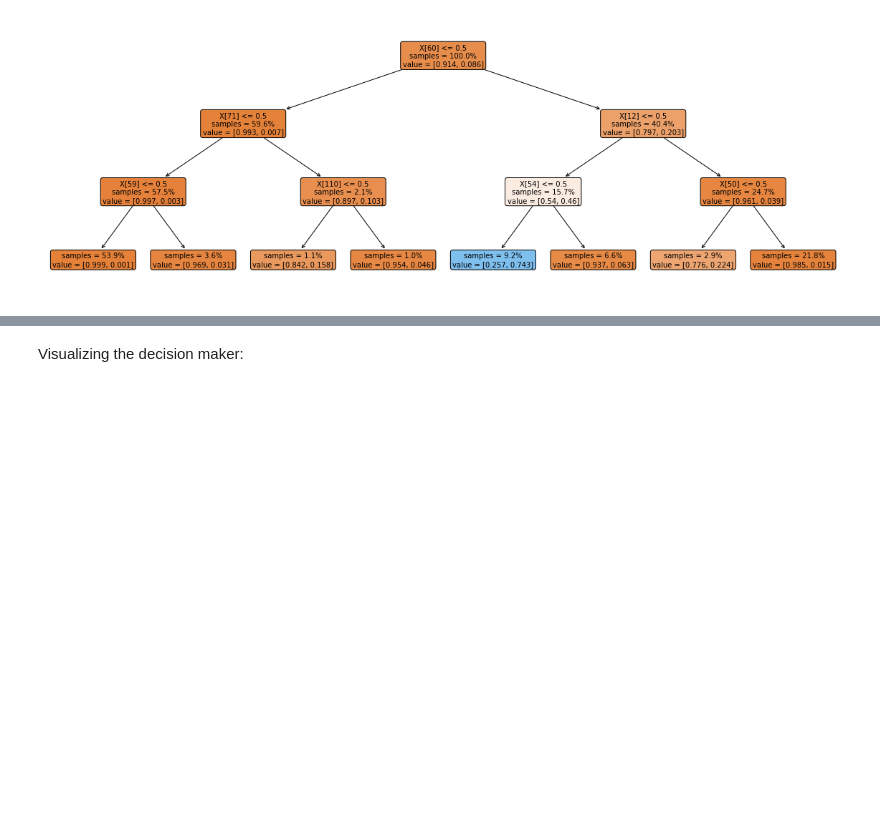
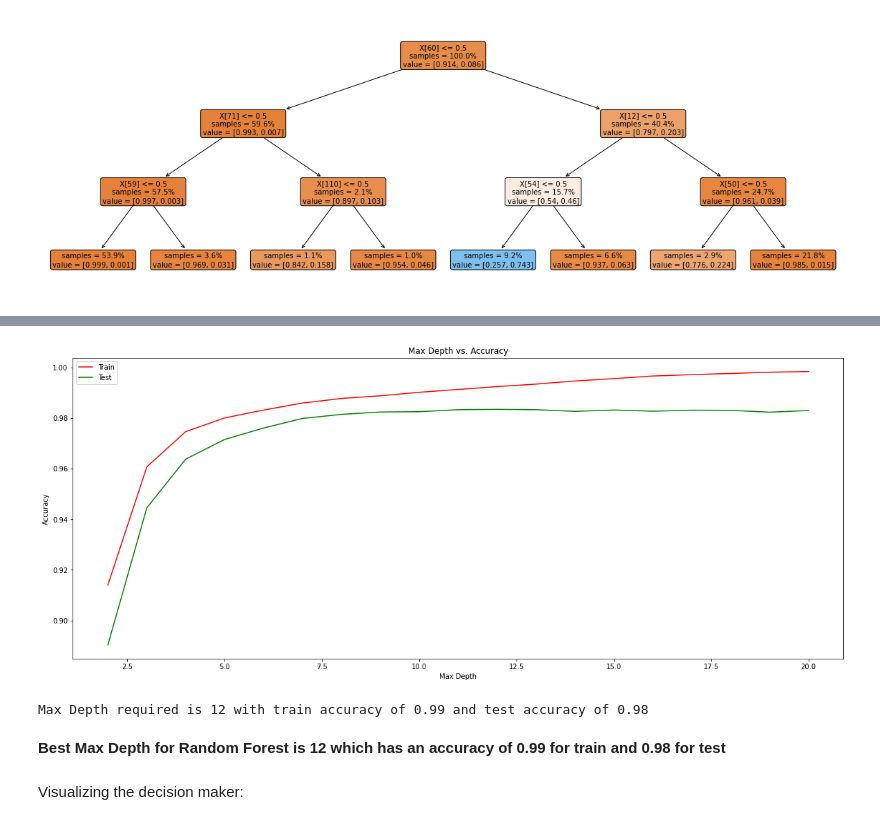
Before and after one commit to kowsiknd/FMML-Labs, a Jupyter notebook: FMML_Module_5_Project.ipynb, the cells around one changed output, grey strips where cells are left out. Drawn from its saved outputs; the diff is of its cells as text; code cells hidden in the pictures; blank space fills up the shorter version.

```diff
--- a/FMML_Module_5_Project.ipynb
+++ b/FMML_Module_5_Project.ipynb
@@ -385,0 +454,3 @@ plt.show()
+# %%
+clf = RandomForestClassifier(max_depth=2, random_state=0)
+clf.fit(X_train, y_train)
@@ -385,0 +463,12 @@ plt.show()
+# %%
+rf_accuracy_train = []
+rf_accuracy_test = []
+max_depth_list = [x for x in range(2, 21)]
+for max_depth in max_depth_list:
+  clf = RandomForestClassifier(max_depth=max_depth, random_state=0)
+  clf.fit(X_train, y_train)
+  acc_train = accuracy_score(clf.predict(X_train), y_train)
+  acc_test = accuracy_score(clf.predict(X_test), y_test)
+  rf_accuracy_train.append(acc_train)
+  rf_accuracy_test.append(acc_test)
+  print("[info] Max Depth = {}| Train Accuracy: {:.2f}, Test Accuracy: {:.2f}".format(max_depth, acc_train*100, acc_test*100))
@@ -386,3 +495,28 @@ plt.show()
+# %%
+plt.figure(figsize=(20,8))
+plt.title("Max Depth vs. Accuracy for Random Forest")
+plt.title("Max Depth vs. Accuracy")
+plt.xlabel("Max Depth")
+plt.ylabel("Accuracy")
+plt.plot(max_depth_list, rf_accuracy_train, 'r', label="Train")
+plt.plot(max_depth_list, rf_accuracy_test, 'g', label="Test")
+plt.legend()
+plt.show()
+# %% [output]
+[figure, added]
+# %%
+mx_depth_idx = -1
+for idx in range(1, len(rf_accuracy_train)):
+  if rf_accuracy_train[idx-1] < rf_accuracy_train[idx] and rf_accuracy_test[idx-1] < rf_accuracy_test[idx]:
+    mx_depth_idx = idx
+  else:
+    break
+
+print(f"Max Depth required is {max_depth_list[mx_depth_idx]} with train accuracy of {round(rf_accuracy_train[mx_depth_idx], 2)} and test accuracy of {round(rf_accuracy_test[mx_depth_idx], 2)}")
+# %% [output]
+Max Depth required is 12 with train accuracy of 0.99 and test accuracy of 0.98
+# %% [markdown]
+**Best Max Depth for Random Forest is 12 which has an accuracy of 0.99 for train and 0.98 for test**
 # %% [markdown]
 Visualizing the decision maker:
 # %%
```
Also changed, not shown: parts of 13 cells of this notebook.
